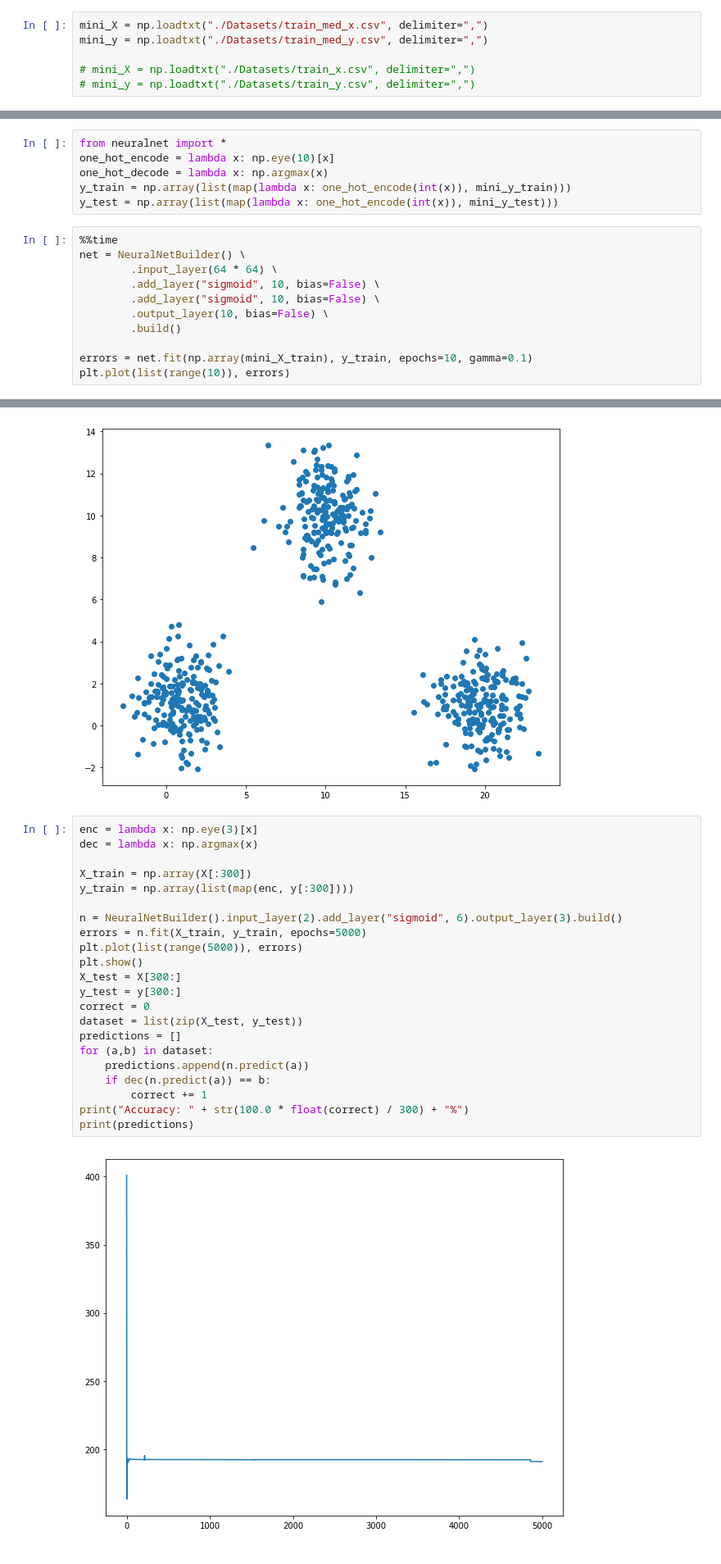
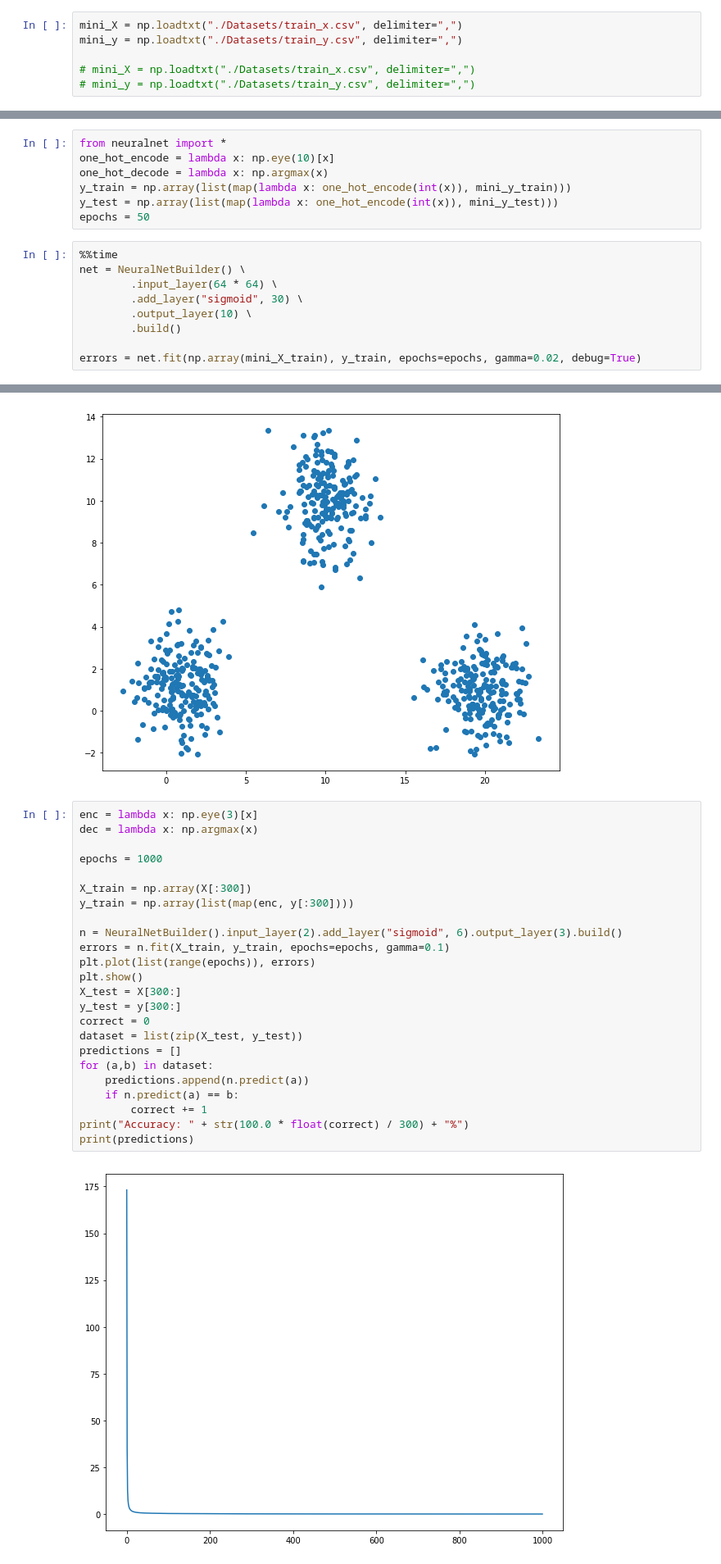
Before and after one commit to CamiloGarciaLaRotta/KaggleCompetition, a Jupyter notebook: Preprocessing and Part1.ipynb, the cells around one changed output, grey strips where cells are left out. Shown: that part at 82% size. Saved outputs shown, nothing was run; the diff lists cells and outputs as text.

Commit message:
Successful training on 3 class problem with neural net

```diff
--- a/Preprocessing and Part1.ipynb
+++ b/Preprocessing and Part1.ipynb
@@ -28,8 +28,8 @@ np.random.seed(74207281-1)
 # %% [markdown]
 ### 0. Preprocessing
 # %%
-mini_X = np.loadtxt("./Datasets/train_med_x.csv", delimiter=",")
-mini_y = np.loadtxt("./Datasets/train_med_y.csv", delimiter=",")
+mini_X = np.loadtxt("./Datasets/train_x.csv", delimiter=",")
+mini_y = np.loadtxt("./Datasets/train_y.csv", delimiter=",")
 
 # mini_X = np.loadtxt("./Datasets/train_x.csv", delimiter=",")
 # mini_y = np.loadtxt("./Datasets/train_y.csv", delimiter=",")
@@ -223,15 +223,14 @@ one_hot_encode = lambda x: np.eye(10)[x]
 one_hot_decode = lambda x: np.argmax(x)
 y_train = np.array(list(map(lambda x: one_hot_encode(int(x)), mini_y_train)))
 y_test = np.array(list(map(lambda x: one_hot_encode(int(x)), mini_y_test)))
+epochs = 50
 # %%
 %%time
 net = NeuralNetBuilder() \
         .input_layer(64 * 64) \
-        .add_layer("sigmoid", 10, bias=False) \
-        .add_layer("sigmoid", 10, bias=False) \
-        .output_layer(10, bias=False) \
+        .add_layer("sigmoid", 30) \
+        .output_layer(10) \
         .build()
 
-errors = net.fit(np.array(mini_X_train), y_train, epochs=10, gamma=0.1)
-plt.plot(list(range(10)), errors)
+errors = net.fit(np.array(mini_X_train), y_train, epochs=epochs, gamma=0.02, debug=True)
 # %% [output]
@@ -299,24 +317,26 @@ plt.show()
 # %%
 enc = lambda x: np.eye(3)[x]
 dec = lambda x: np.argmax(x)
+
+epochs = 1000
 
 X_train = np.array(X[:300])
 y_train = np.array(list(map(enc, y[:300])))
 
 n = NeuralNetBuilder().input_layer(2).add_layer("sigmoid", 6).output_layer(3).build()
-errors = n.fit(X_train, y_train, epochs=5000)
-plt.plot(list(range(5000)), errors)
+errors = n.fit(X_train, y_train, epochs=epochs, gamma=0.1)
+plt.plot(list(range(epochs)), errors)
 plt.show()
 X_test = X[300:]
 y_test = y[300:]
 correct = 0
 dataset = list(zip(X_test, y_test))
 predictions = []
 for (a,b) in dataset:
     predictions.append(n.predict(a))
-    if dec(n.predict(a)) == b:
+    if n.predict(a) == b:
         correct += 1
 print("Accuracy: " + str(100.0 * float(correct) / 300) + "%")
 print(predictions)
 # %% [output]
-[figure, old version]
+[figure, new version]
```
Also changed, not shown: parts of 4 cells of this notebook.
